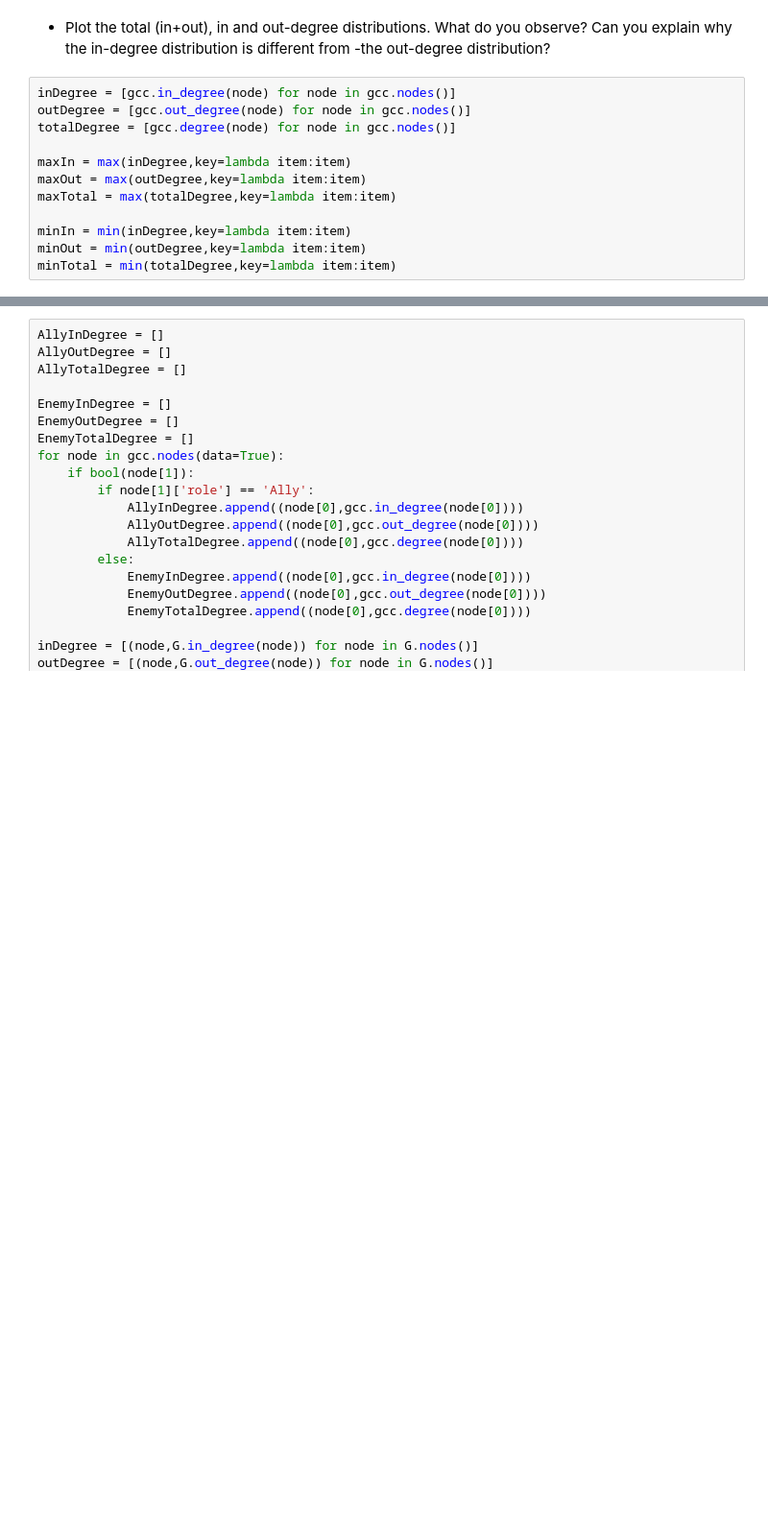
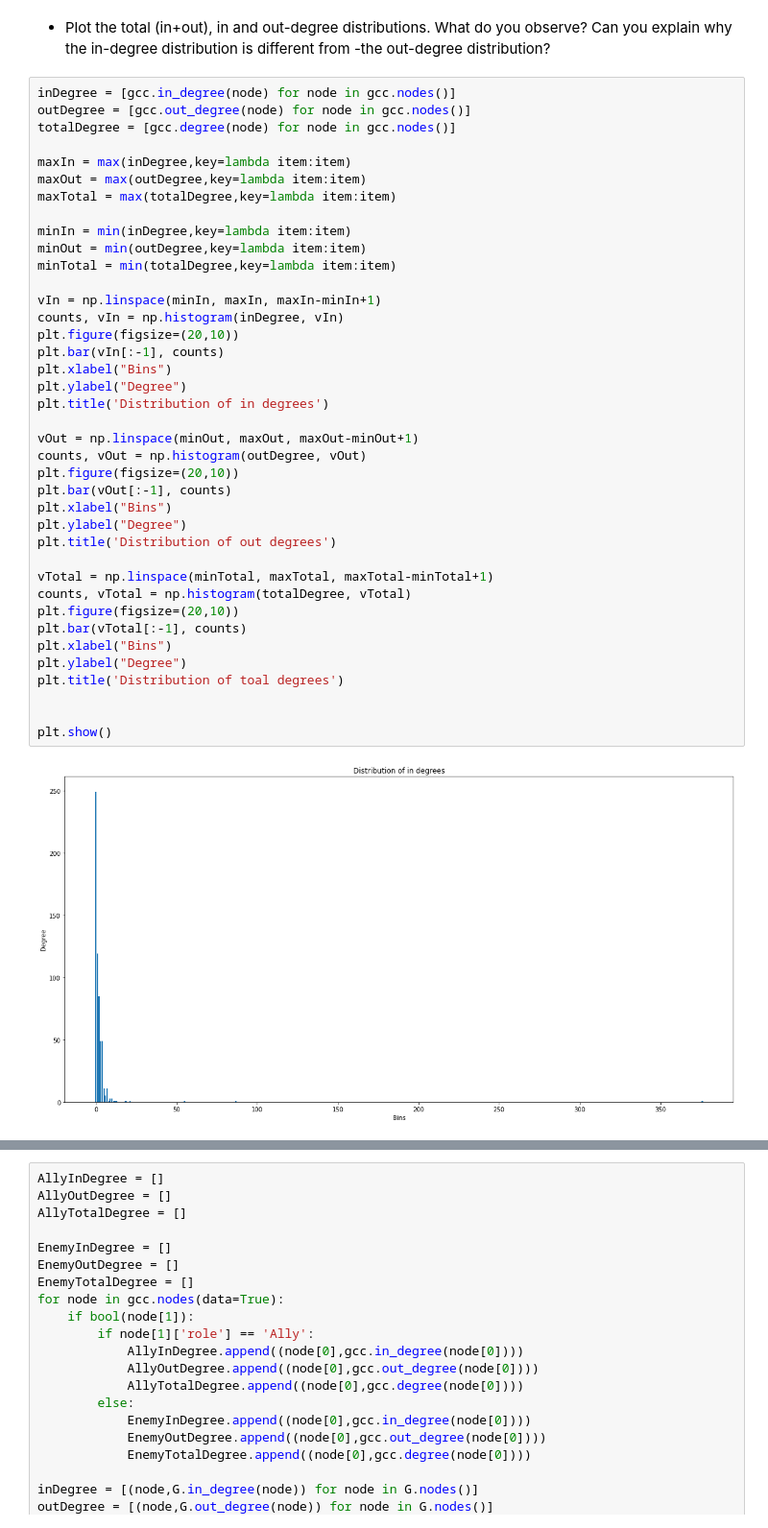
Before and after one commit to BerglindLilja/DataQueens, a Jupyter notebook: vika 4/botwNetwork.ipynb, the cells around one changed output, grey strips where cells are left out. Shown: that part at 96% size. Cells and saved outputs as stored; diff of their text form; blank space fills up the shorter version.

```diff
--- a/vika 4/botwNetwork.ipynb
+++ b/vika 4/botwNetwork.ipynb
@@ -267,12 +256,41 @@ plt.show()
 # %%
 inDegree = [gcc.in_degree(node) for node in gcc.nodes()]
 outDegree = [gcc.out_degree(node) for node in gcc.nodes()]
 totalDegree = [gcc.degree(node) for node in gcc.nodes()]
 
 maxIn = max(inDegree,key=lambda item:item)
 maxOut = max(outDegree,key=lambda item:item)
 maxTotal = max(totalDegree,key=lambda item:item)
 
 minIn = min(inDegree,key=lambda item:item)
 minOut = min(outDegree,key=lambda item:item)
 minTotal = min(totalDegree,key=lambda item:item)
+
+vIn = np.linspace(minIn, maxIn, maxIn-minIn+1)
+counts, vIn = np.histogram(inDegree, vIn)
+plt.figure(figsize=(20,10))
+plt.bar(vIn[:-1], counts)
+plt.xlabel("Bins")
+plt.ylabel("Degree")
+plt.title('Distribution of in degrees')
+
+vOut = np.linspace(minOut, maxOut, maxOut-minOut+1)
+counts, vOut = np.histogram(outDegree, vOut)
+plt.figure(figsize=(20,10))
+plt.bar(vOut[:-1], counts)
+plt.xlabel("Bins")
+plt.ylabel("Degree")
+plt.title('Distribution of out degrees')
+
+vTotal = np.linspace(minTotal, maxTotal, maxTotal-minTotal+1)
+counts, vTotal = np.histogram(totalDegree, vTotal)
+plt.figure(figsize=(20,10))
+plt.bar(vTotal[:-1], counts)
+plt.xlabel("Bins")
+plt.ylabel("Degree")
+plt.title('Distribution of toal degrees')
+
+
+plt.show()
+# %% [output]
+[figure, added]
```
Also changed, not shown: parts of 23 cells of this notebook.
